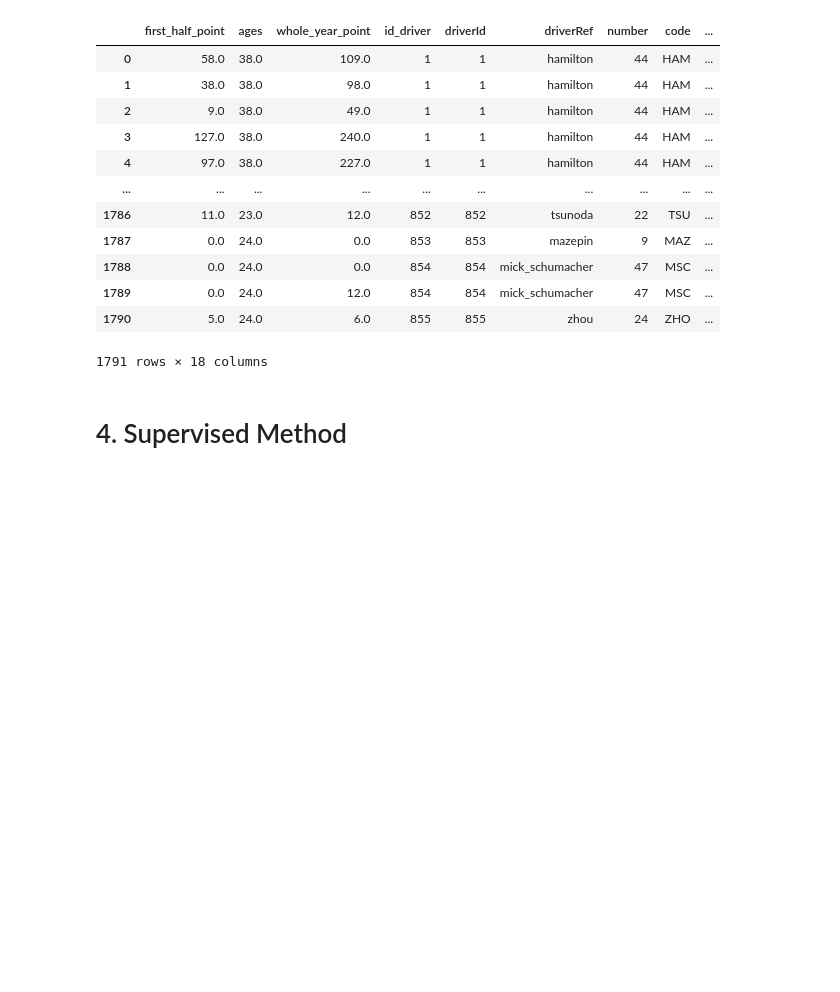
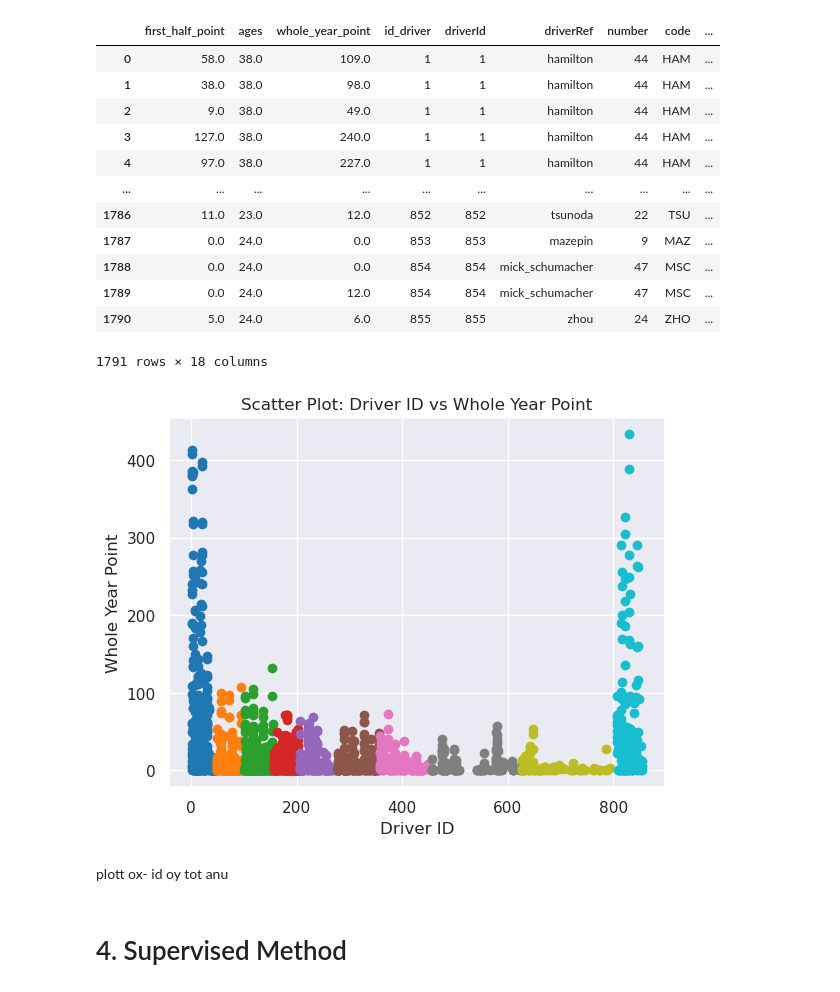
Before and after one commit to dobiebianca16/formula1, a Jupyter notebook: formula1-kaggle.ipynb, the cells around one changed output. Cells and saved outputs as stored; diff of their text form; code cells hidden in the pictures; blank space fills up the shorter version.

```diff
--- a/formula1-kaggle.ipynb
+++ b/formula1-kaggle.ipynb
@@ -622,6 +623,33 @@ df_join
 | 1789 | 0.0 | 24.0 | 12.0 | 854 | 854 | mick_schumacher | 47 | MSC | ... |
 | 1790 | 5.0 | 24.0 | 6.0 | 855 | 855 | zhou | 24 | ZHO | ... |
 1791 rows × 18 columns
+# %%
+import matplotlib.pyplot as plt
+
+# Create a list of unique driver IDs
+unique_driver_ids = df_join['driverId'].unique()
+
+# Create a colormap with a unique color for each driver
+colormap = plt.cm.get_cmap('tab10', len(unique_driver_ids))
+
+# Create scatter plot
+for i, driver_id in enumerate(unique_driver_ids):
+    driver_data = df_join[df_join['driverId'] == driver_id]
+    plt.scatter(driver_data['driverId'], driver_data['whole_year_point'], color=colormap(i), label=driver_id)
+
+plt.xlabel('Driver ID')
+plt.ylabel('Whole Year Point')
+plt.title('Scatter Plot: Driver ID vs Whole Year Point')
+
+
+# Display the plot
+plt.show()
+# %% [output]
+[figure, added]
+# %% [markdown]
+plott
+ox- id
+oy tot anu
 # %% [markdown]
 # 4. Supervised Method
 # %% [markdown]
```
Also changed, not shown: parts of 2 cells of this notebook.
